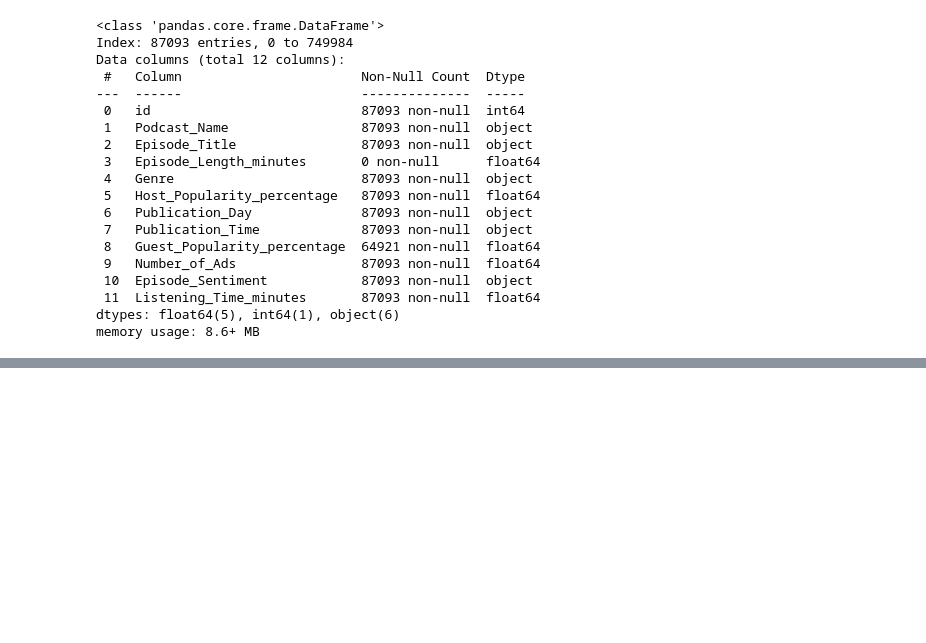
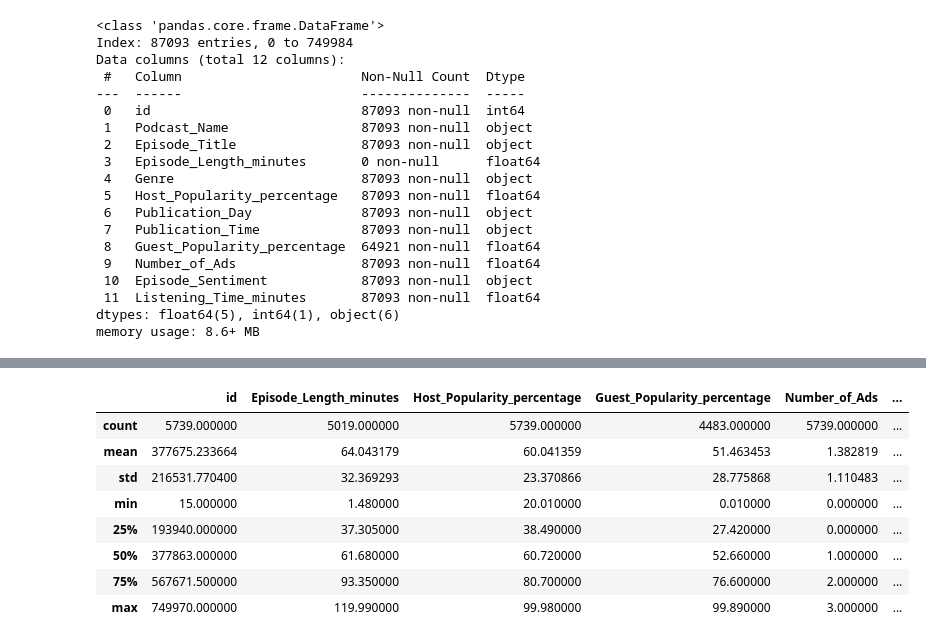
Before and after one commit to jcevall1/Podcast, a Jupyter notebook: Initial_Exploration.ipynb, the cells around one changed output, grey strips where cells are left out. Saved outputs shown, nothing was run; the diff lists cells and outputs as text; code cells hidden in the pictures; blank space fills up the shorter version.

```diff
--- a/Initial_Exploration.ipynb
+++ b/Initial_Exploration.ipynb
@@ -245,0 +263,12 @@ memory usage: 8.6+ MB
+# %%
+Prog_Tech_Talks[Prog_Tech_Talks['Publication_Time']=='Evening'].describe()
+# %% [output]
+|  | id | Episode_Length_minutes | Host_Popularity_percentage | Guest_Popularity_percentage | Number_of_Ads | ... |
+| count | 5739.000000 | 5019.000000 | 5739.000000 | 4483.000000 | 5739.000000 | ... |
+| mean | 377675.233664 | 64.043179 | 60.041359 | 51.463453 | 1.382819 | ... |
+| std | 216531.770400 | 32.369293 | 23.370866 | 28.775868 | 1.110483 | ... |
+| min | 15.000000 | 1.480000 | 20.010000 | 0.010000 | 0.000000 | ... |
+| 25% | 193940.000000 | 37.305000 | 38.490000 | 27.420000 | 0.000000 | ... |
+| 50% | 377863.000000 | 61.680000 | 60.720000 | 52.660000 | 1.000000 | ... |
+| 75% | 567671.500000 | 93.350000 | 80.700000 | 76.600000 | 2.000000 | ... |
+| max | 749970.000000 | 119.990000 | 99.980000 | 99.890000 | 3.000000 | ... |
```
Also changed, not shown: parts of 14 cells of this notebook, 3 other files.
